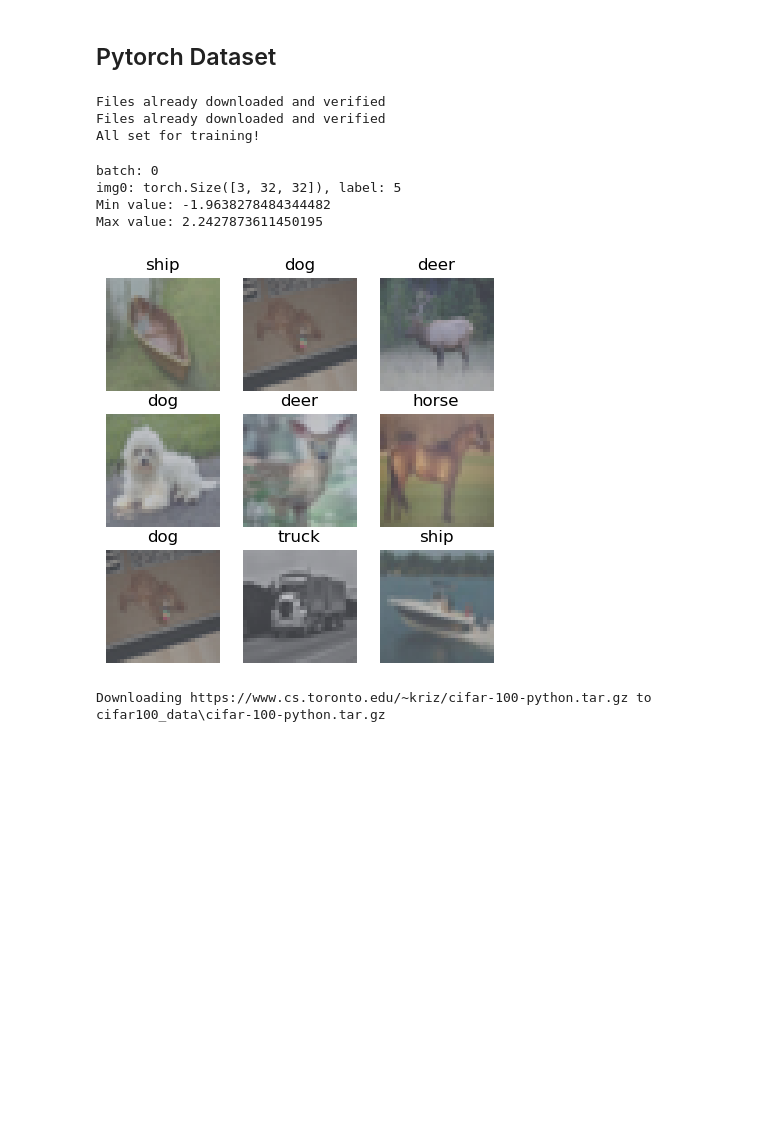
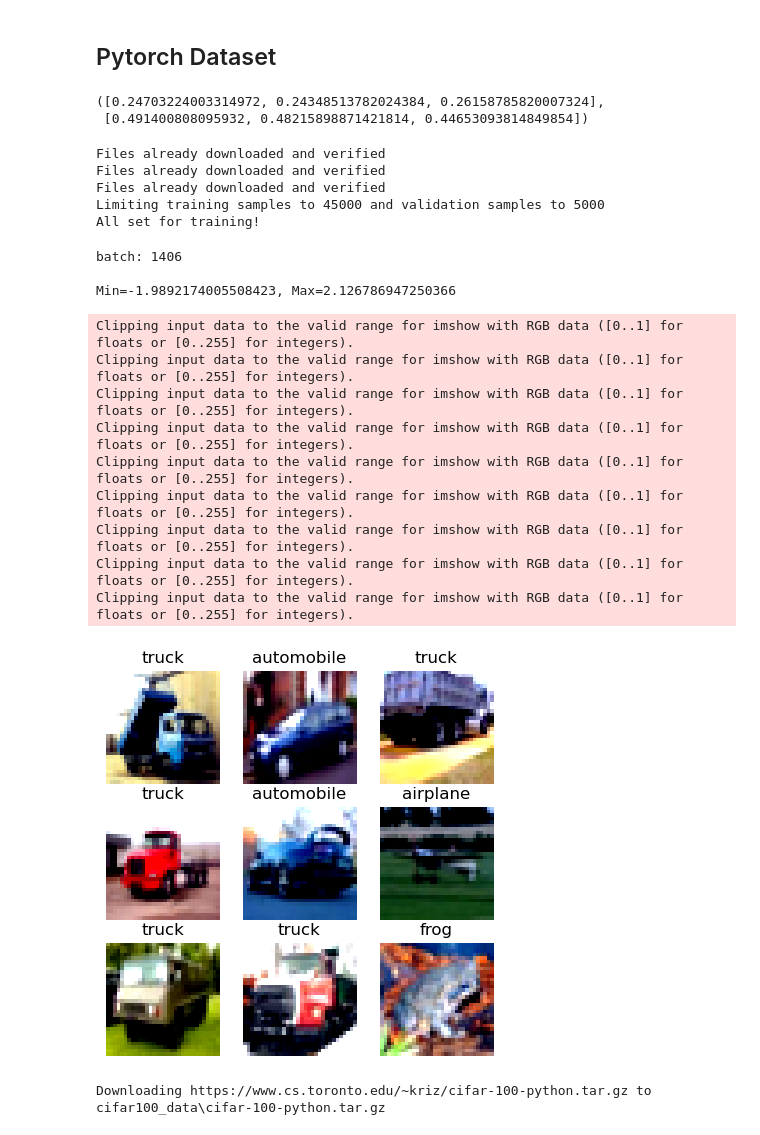
Before and after one commit to DiegoPaezA/qnas_torch, a Jupyter notebook: test_cnn.ipynb, the cells around one changed output. Drawn from its saved outputs; the diff is of its cells as text; code cells hidden in the pictures; blank space fills up the shorter version.

Commit message:
testing Cifar10 ongoing

```diff
--- a/test_cnn.ipynb
+++ b/test_cnn.ipynb
@@ -423,52 +423,71 @@ FC input shape: (32, 16384)
 TensorShape([32, 10])
 # %% [markdown]
 ## Pytorch Dataset
+# %%
+# Load config file
+file_path = os.path.join(os.getcwd(), 'cifar10_data', 'data_info.txt')
+info_cifar = load_yaml(file_path)
+info_cifar["std"], info_cifar["mean"]
+# %% [output]
+([0.24703224003314972, 0.24348513782024384, 0.26158785820007324],
+ [0.491400808095932, 0.48215898871421814, 0.44653093814849854])
 # %%
 from dataloader import CIFAR10_loader, CIFAR100_loader
 # %%
 # Example usage CIFAR10_loader
 data_path = 'cifar10_data'
-train_loader, val_loader = CIFAR10_loader(data_path, limit_data=10000, for_train=True, data_aug=False, batch_size=32)
+train_loader, val_loader = CIFAR10_loader(data_path, limit_data=None, for_train=True, data_aug=True, batch_size=32)
 # %% [output]
 Files already downloaded and verified
 Files already downloaded and verified
+Files already downloaded and verified
+Limiting training samples to 45000 and validation samples to 5000
 All set for training!
 # %%
+min = []
+max = []
 for batch, (imgs, labels) in enumerate(train_loader):
-    print(f"batch: {batch}")
-    for i in range(img.shape[0]):
-        print(f"img{i}: {imgs[i].shape}, label: {labels[i]}")
-        min_value = torch.min(imgs[i])
-        max_value = torch.max(imgs[i])
-        print("Min value:", min_value.item())
-        print("Max value:", max_value.item())
-        break
-    break
+    print(f"batch: {batch}", end='\r')
+    for i in range(len(imgs)):
+        #print(f"img{i}: {imgs[i].shape}, label: {labels[i]}")
+        #print(f"img{i}: Min={imgs[i].min()}, Max={imgs[i].max()}")
+        min.append(imgs[i].min())
+        max.append(imgs[i].max())
+print("\n")
+print(f"Min={np.min(min)}, Max={np.max(max)}")
 # %% [output]
-batch: 0
-img0: torch.Size([3, 32, 32]), label: 5
-Min value: -1.9638278484344482
-Max value: 2.2427873611450195
+batch: 1406
+
+Min=-1.9892174005508423, Max=2.126786947250366
 # %%
 # plot some images of the pytorch train_loader
 import matplotlib.pyplot as plt
 
 cifar10_classes = ['airplane', 'automobile', 'bird', 'cat', 'deer', 'dog', 'frog', 'horse', 'ship','truck']
 figure = plt.figure(figsize=(5, 5))
 cols, rows = 3, 3
-train_imgs, train_labels = next(iter(train_loader))
+train_imgs, train_labels = next(iter(val_loader))
 for i in range(1, cols * rows + 1):
     sample_idx = torch.randint(len(train_imgs), size=(1,)).item()
     img, label = train_imgs[sample_idx], train_labels[sample_idx]
     img = img / 2 + 0.5  # Unnormalize
     npimg = img.numpy()
     figure.add_subplot(rows, cols, i)
     plt.title(cifar10_classes[label])
     plt.axis("off")
     plt.imshow(np.transpose(npimg, (1, 2, 0)))
 plt.show()
 # %% [output]
+Clipping input data to the valid range for imshow with RGB data ([0..1] for floats or [0..255] for integers).
+Clipping input data to the valid range for imshow with RGB data ([0..1] for floats or [0..255] for integers).
+Clipping input data to the valid range for imshow with RGB data ([0..1] for floats or [0..255] for integers).
+Clipping input data to the valid range for imshow with RGB data ([0..1] for floats or [0..255] for integers).
+Clipping input data to the valid range for imshow with RGB data ([0..1] for floats or [0..255] for integers).
+Clipping input data to the valid range for imshow with RGB data ([0..1] for floats or [0..255] for integers).
+Clipping input data to the valid range for imshow with RGB data ([0..1] for floats or [0..255] for integers).
+Clipping input data to the valid range for imshow with RGB data ([0..1] for floats or [0..255] for integers).
+Clipping input data to the valid range for imshow with RGB data ([0..1] for floats or [0..255] for integers).
-[figure, old version]
+[figure, new version]
 # %%
 # Example usage CIFAR10_loader
 data_path = 'cifar100_data'
```
